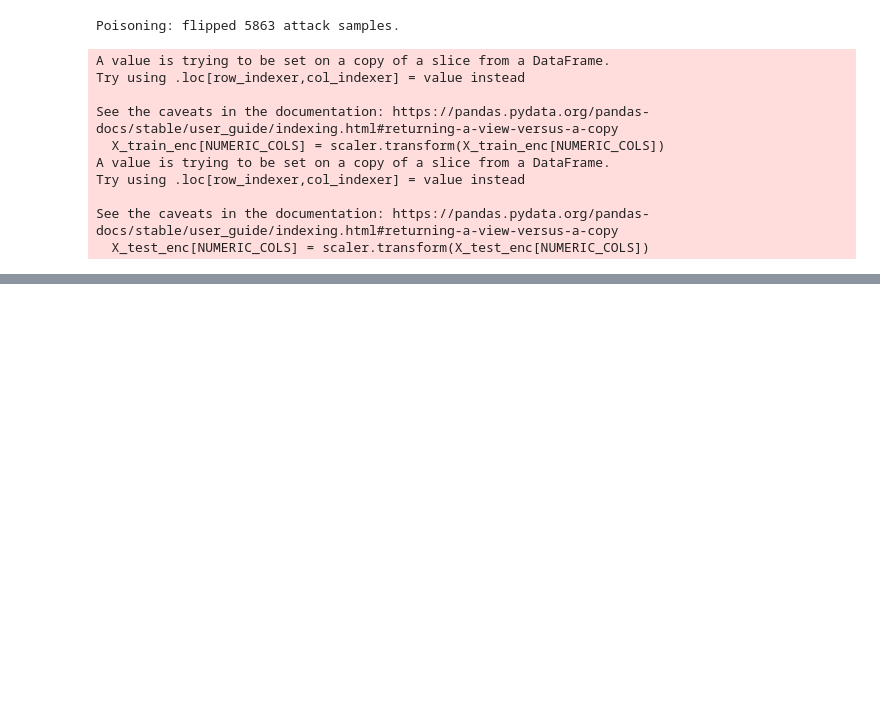
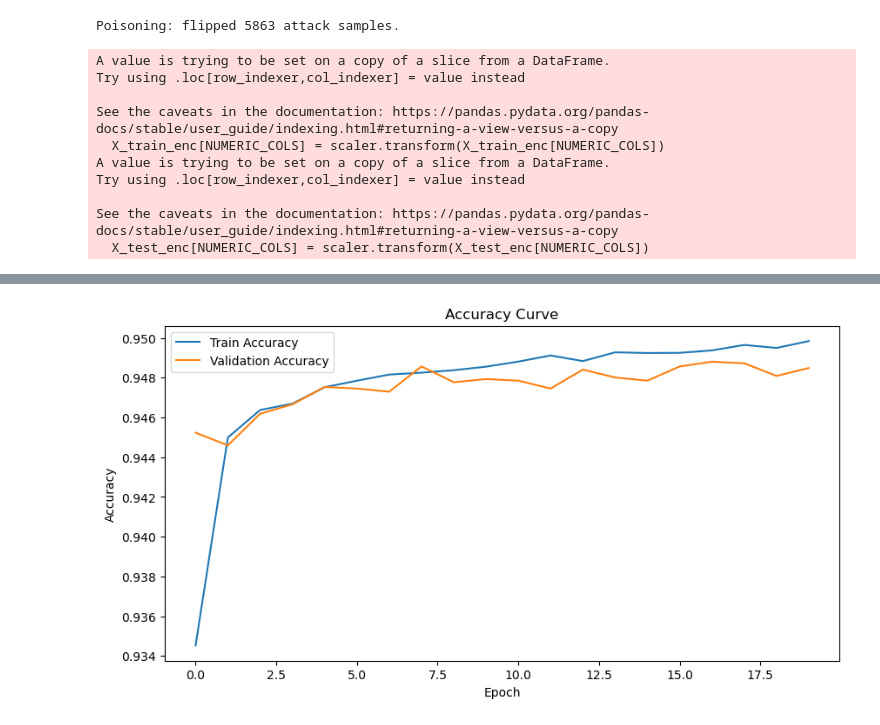
Before and after one commit to Yuioytffhio/SOEN-321-Adversarial-Attack-on-ML, a Jupyter notebook: poisoned_model.ipynb, the cells around one changed output, grey strips where cells are left out. Drawn from its saved outputs; the diff is of its cells as text; code cells hidden in the pictures; blank space fills up the shorter version.

Commit message:
Added plots

```diff
--- a/poisoned_model.ipynb
+++ b/poisoned_model.ipynb
@@ -58,12 +66,20 @@ def poison_train_labels(train_df, poison_frac=0.10, random_state=42):
     return poisoned
 # %%
 def preprocess(train_df, test_df):
-    y_train = train_df['label'].apply(lambda x: 0 if x == 'normal' else 1).values
-    y_test = test_df['label'].apply(lambda x: 0 if x == 'normal' else 1).values
+    # Encode labels
+    # Labels: normal = 0, attack = 1
+    #y_train = train_df['label'].apply(lambda x: 0 if x == 'normal' else 1).values
+    #y_test = test_df['label'].apply(lambda x: 0 if x == 'normal' else 1).values
 
-    X_train = train_df.drop('label', axis=1)
-    X_test = test_df.drop('label', axis=1)
+    #X_train = train_df.drop('label', axis=1)
+    #X_test = test_df.drop('label', axis=1)
+    y_train = (train_df["label"] != "normal").astype(int).values
+    y_test = (test_df["label"] != "normal").astype(int).values
 
+    X_train = train_df.drop(columns=["label"])
+    X_test = test_df.drop(columns=["label"])
+
+    # One-hot encoding (match categories between train/test)
     combined = pd.concat([X_train, X_test], axis=0)
     combined_enc = pd.get_dummies(combined, columns=CATEGORICAL_COLS, dtype=float)
 
@@ -72,6 +88,7 @@ def preprocess(train_df, test_df):
 
     scaler = StandardScaler()
     scaler.fit(X_train_enc[NUMERIC_COLS])
+
     X_train_enc[NUMERIC_COLS] = scaler.transform(X_train_enc[NUMERIC_COLS])
     X_test_enc[NUMERIC_COLS] = scaler.transform(X_test_enc[NUMERIC_COLS])
 
@@ -96,19 +113,82 @@ def main():
 
     train_df, test_df = load_data(TRAIN_FILE, TEST_FILE)
 
+    # Poisoning
     poisoned_train_df = poison_train_labels(train_df, poison_frac=0.10, random_state=42)
 
+    # Preprocessing
     X_train_pois, X_test, y_train_pois, y_test = preprocess(poisoned_train_df, test_df)
 
+    # Build model
     model = build_model(X_train_pois.shape[1])
-    model.fit(X_train_pois, y_train_pois, epochs=20, batch_size=64, validation_split=0.1)
+    print("\nTraining poisoned model...\n")
 
-    model.save(POISONED_MODEL_FILE)
+    # Train
+    history = model.fit(
+        X_train_pois, y_train_pois,
+        epochs=20,
+        batch_size=64,
+        validation_split=0.1,
+        verbose=1
+    )
 
-    model.evaluate(X_test, y_test)
+    print("\nEvaluating poisoned model...")
+    loss, acc = model.evaluate(X_test, y_test, verbose=0)
+    print(f"Poisoned Model Accuracy: {acc:.4f}")
 
-    preds = (model.predict(X_test[:20]) > 0.5).astype(int).ravel()
-    preds
+    #model.fit(X_train_pois, y_train_pois, epochs=20, batch_size=64, validation_split=0.1)
+
+    #model.save(POISONED_MODEL_FILE)
+
+    #model.evaluate(X_test, y_test)
+
+    #preds = (model.predict(X_test[:20]) > 0.5).astype(int).ravel()
+    #preds
+
+    # Training curves
+    plt.figure(figsize=(10,5))
+    plt.plot(history.history['accuracy'], label='Train Accuracy')
+    plt.plot(history.history['val_accuracy'], label='Validation Accuracy')
+    plt.title("Accuracy Curve")
+    plt.xlabel("Epoch")
+    plt.ylabel("Accuracy")
+    plt.legend()
+    plt.show()
+
+    plt.figure(figsize=(10,5))
+    plt.plot(history.history['loss'], label='Train Loss')
+    plt.plot(history.history['val_loss'], label='Validation Loss')
+    plt.title("Loss Curve")
+    plt.xlabel("Epoch")
+    plt.ylabel("Loss")
+    plt.legend()
+    plt.show()
+
+    # Confusion Matrix
+    y_pred = (model.predict(X_test) > 0.5).astype(int)
+
+    cm = confusion_matrix(y_test, y_pred)
+    disp = ConfusionMatrixDisplay(confusion_matrix=cm)
+    disp.plot(cmap='Blues')
+    plt.title("Confusion Matrix - Poisoned Model")
+    plt.show()
+
+    # ROC Curve
+    y_scores = model.predict(X_test).ravel()
+
+    fpr, tpr, thresholds = roc_curve(y_test, y_scores)
+    roc_auc = auc(fpr, tpr)
+
+    plt.figure(figsize=(8,6))
+    plt.plot(fpr, tpr, label=f"AUC = {roc_auc:.4f}")
+    plt.plot([0,1], [0,1], linestyle='--')
+    plt.title("ROC Curve - Poisoned Model")
+    plt.xlabel("False Positive Rate")
+    plt.ylabel("True Positive Rate")
+    plt.legend()
+    plt.show()
+
+
 
 main()
 # %% [output]
@@ -142,0 +223 @@ Epoch 20/20
+[figure, added]
```
Also changed, not shown: parts of 3 cells of this notebook.
